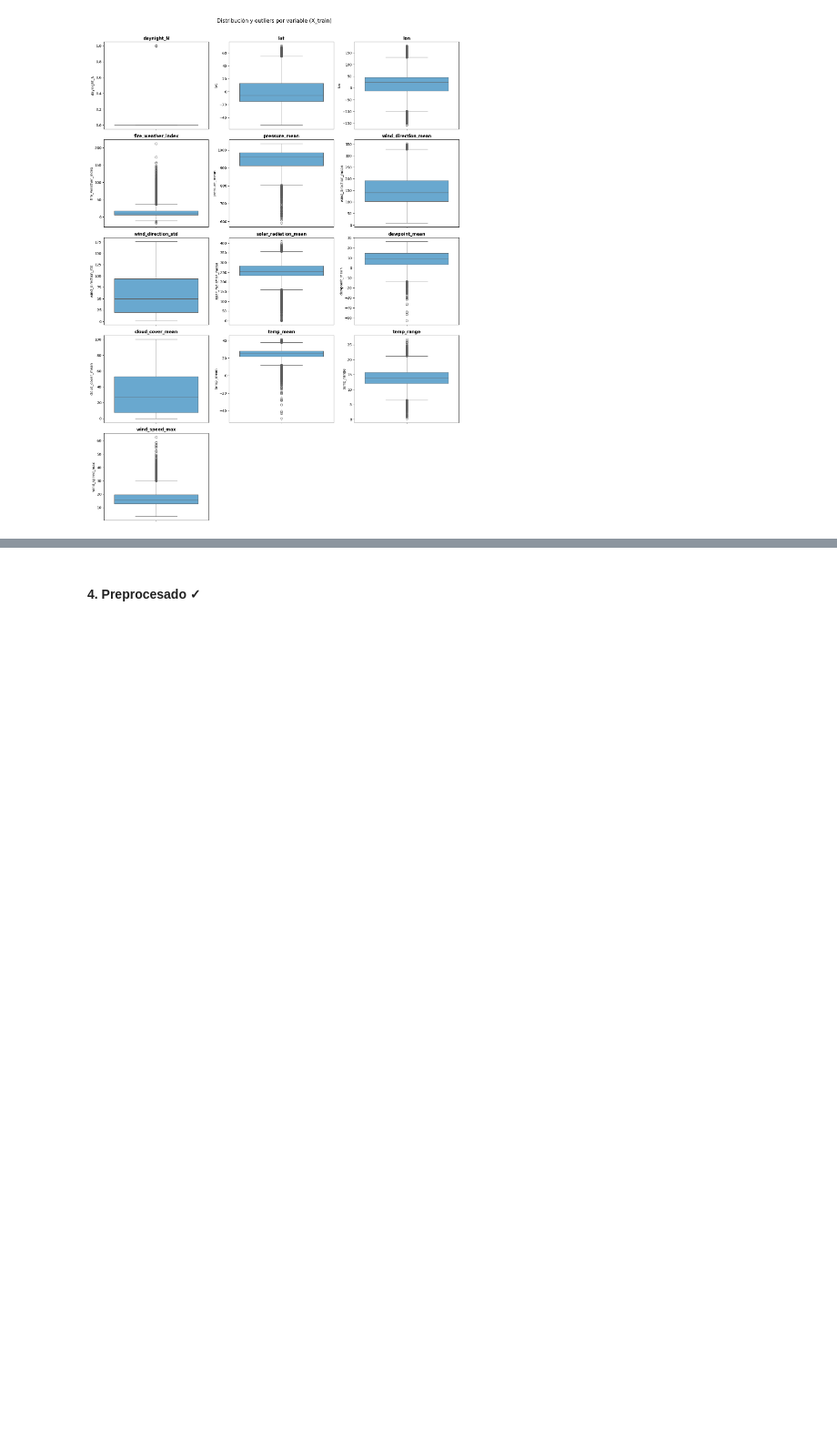
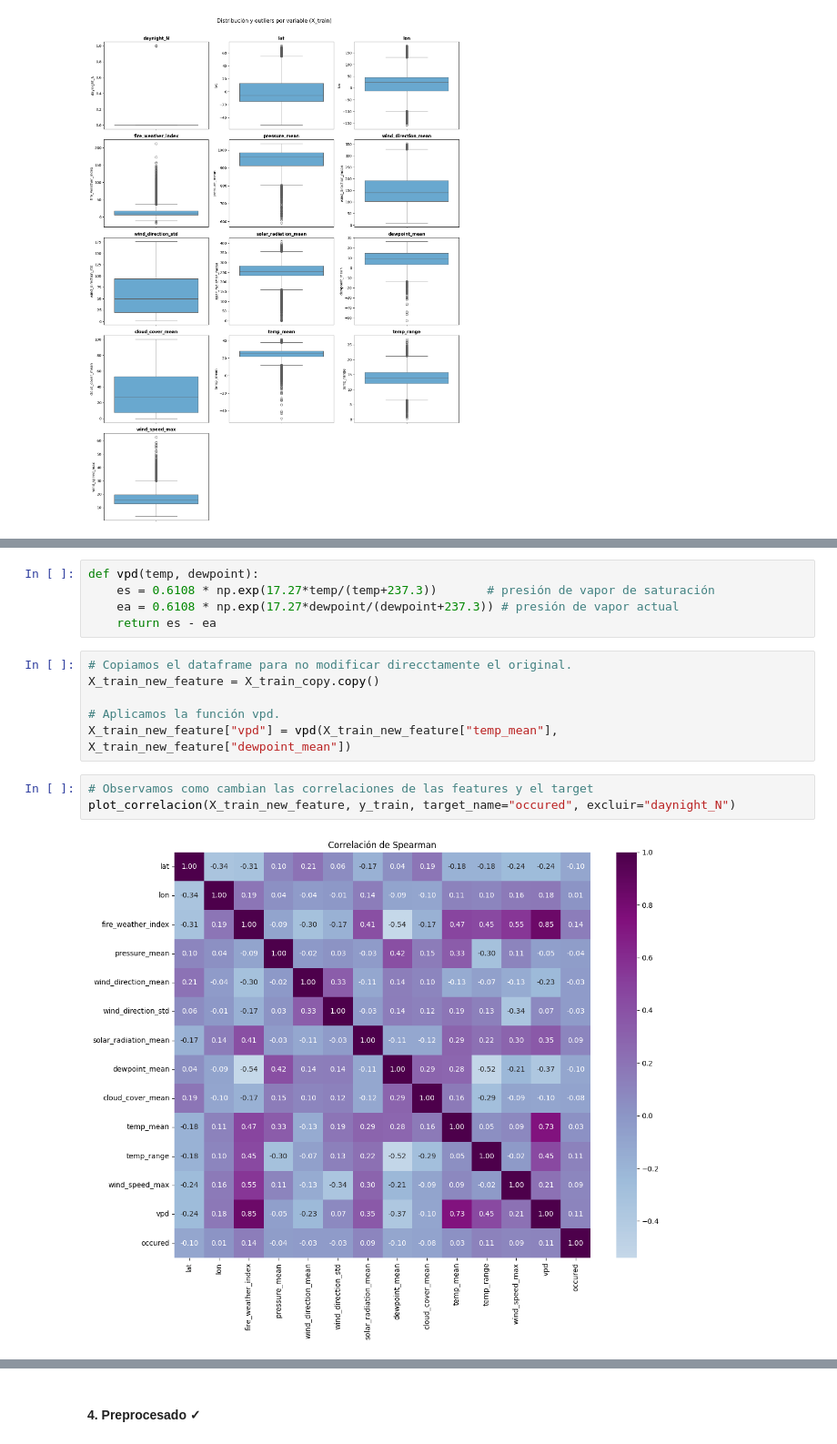
Before and after one commit to sgusmar/ML_wildfAIre, a Jupyter notebook: main_definitive.ipynb, the cells around one changed output, grey strips where cells are left out. Shown at 91% size. Cells and saved outputs as stored; diff of their text form; blank space fills up the shorter version.

```diff
--- a/main_definitive.ipynb
+++ b/main_definitive.ipynb
@@ -177,0 +202,16 @@ Dado que sí contamos con una presencia significativa de outliers, tendremos que
+# %%
+def vpd(temp, dewpoint):
+    es = 0.6108 * np.exp(17.27*temp/(temp+237.3))       # presión de vapor de saturación
+    ea = 0.6108 * np.exp(17.27*dewpoint/(dewpoint+237.3)) # presión de vapor actual
+    return es - ea
+# %%
+# Copiamos el dataframe para no modificar direcctamente el original.
+X_train_new_feature = X_train_copy.copy()
+
+# Aplicamos la función vpd.
+X_train_new_feature["vpd"] = vpd(X_train_new_feature["temp_mean"], X_train_new_feature["dewpoint_mean"])
+# %%
+# Observamos como cambian las correlaciones de las features y el target
+plot_correlacion(X_train_new_feature, y_train, target_name="occured", excluir="daynight_N")
+# %% [output]
+[figure, added]
```
Also changed, not shown: parts of 24 cells of this notebook.
